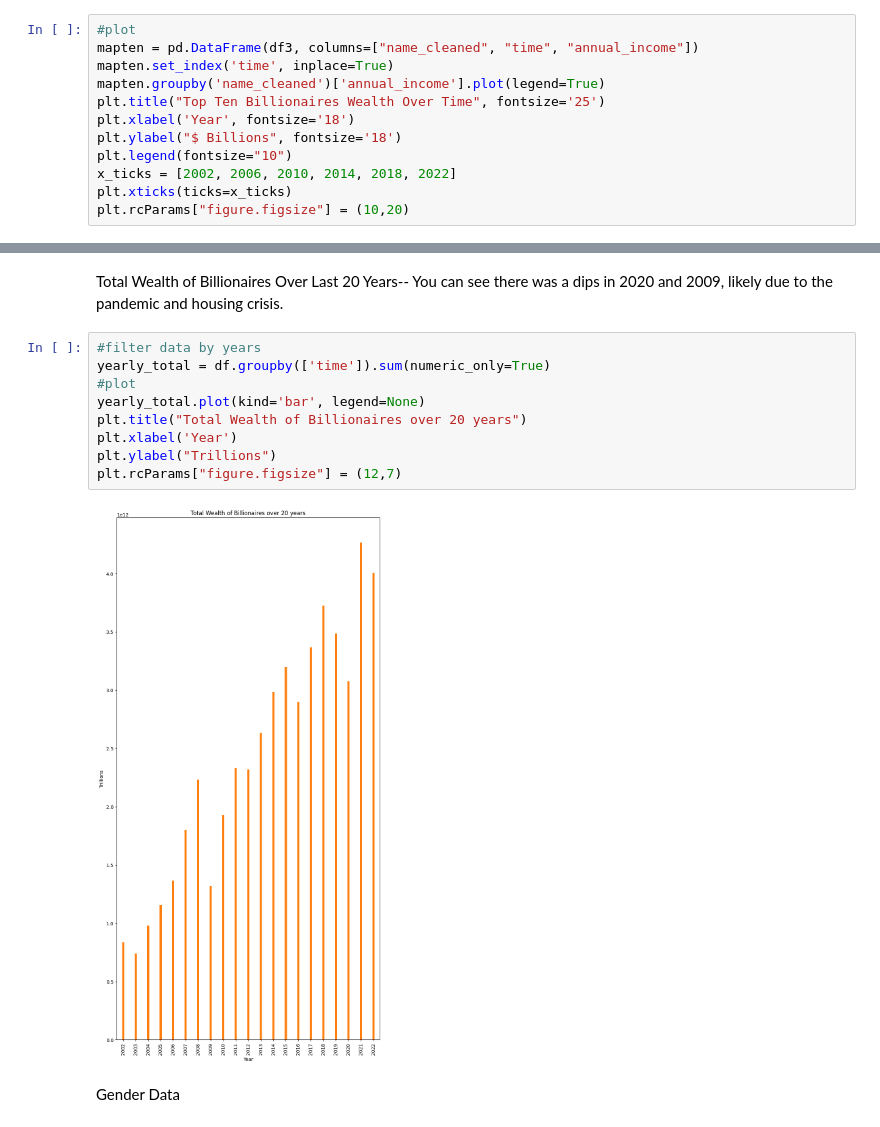
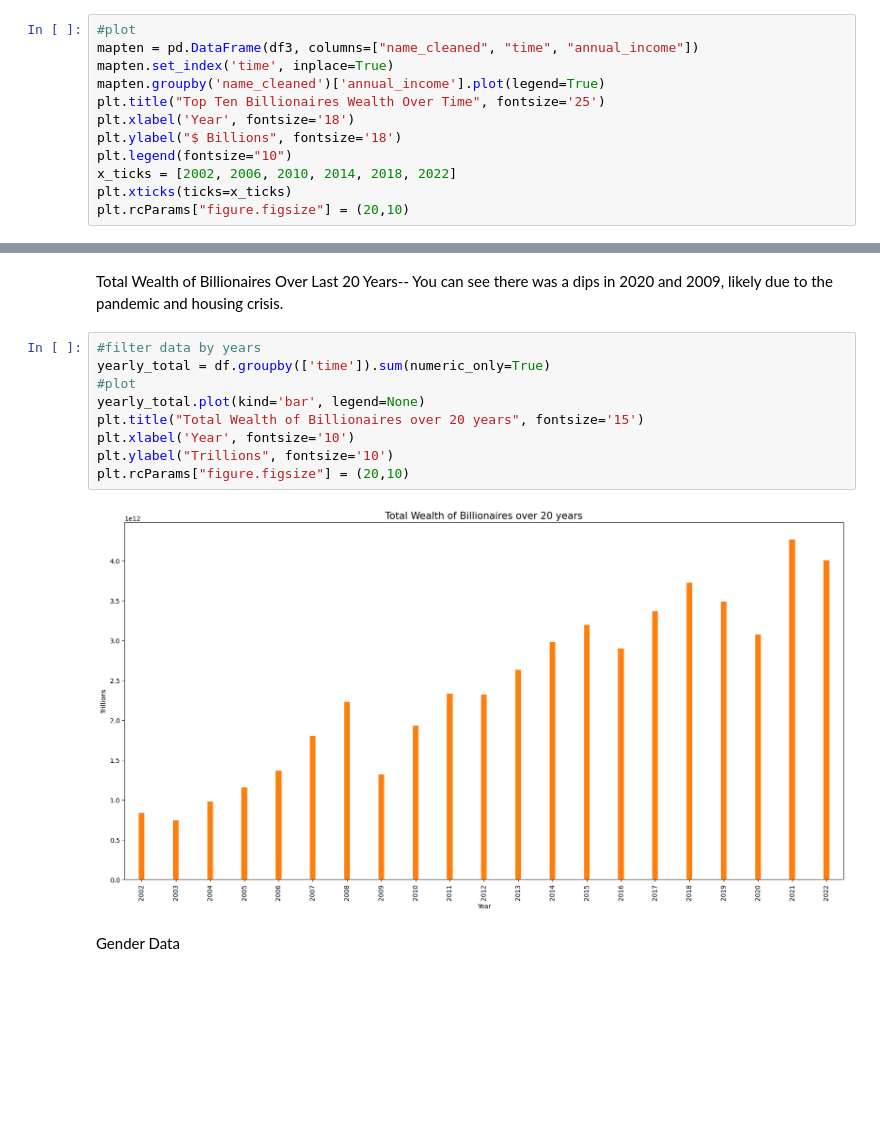
Before and after one commit to thealura/project_billionaires, a Jupyter notebook: PROJECT_1.ipynb, the cells around one changed output, grey strips where cells are left out. Saved outputs shown, nothing was run; the diff lists cells and outputs as text; blank space fills up the shorter version.

```diff
--- a/PROJECT_1.ipynb
+++ b/PROJECT_1.ipynb
@@ -202,5 +201,5 @@ plt.ylabel("$ Billions", fontsize='18')
 plt.legend(fontsize="10")
 x_ticks = [2002, 2006, 2010, 2014, 2018, 2022]
 plt.xticks(ticks=x_ticks)
-plt.rcParams["figure.figsize"] = (10,20)
+plt.rcParams["figure.figsize"] = (20,10)
 # %% [output]
@@ -211,14 +210,14 @@ You can see there was a dips in 2020 and 2009, likely due to the pandemic and ho
 # %%
 #filter data by years
 yearly_total = df.groupby(['time']).sum(numeric_only=True)
 #plot
 yearly_total.plot(kind='bar', legend=None)
-plt.title("Total Wealth of Billionaires over 20 years")
-plt.xlabel('Year')
-plt.ylabel("Trillions")
-plt.rcParams["figure.figsize"] = (12,7)
+plt.title("Total Wealth of Billionaires over 20 years", fontsize='15')
+plt.xlabel('Year', fontsize='10')
+plt.ylabel("Trillions", fontsize='10')
+plt.rcParams["figure.figsize"] = (20,10)
 # %% [output]
-[figure, old version]
+[figure, new version]
 # %% [markdown]
 Gender Data
 # %%
```
Also changed, not shown: parts of 3 cells of this notebook.
